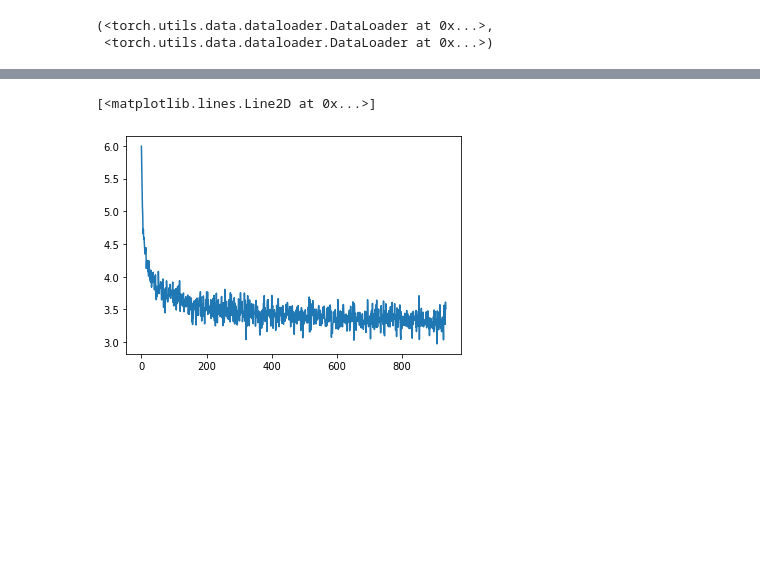
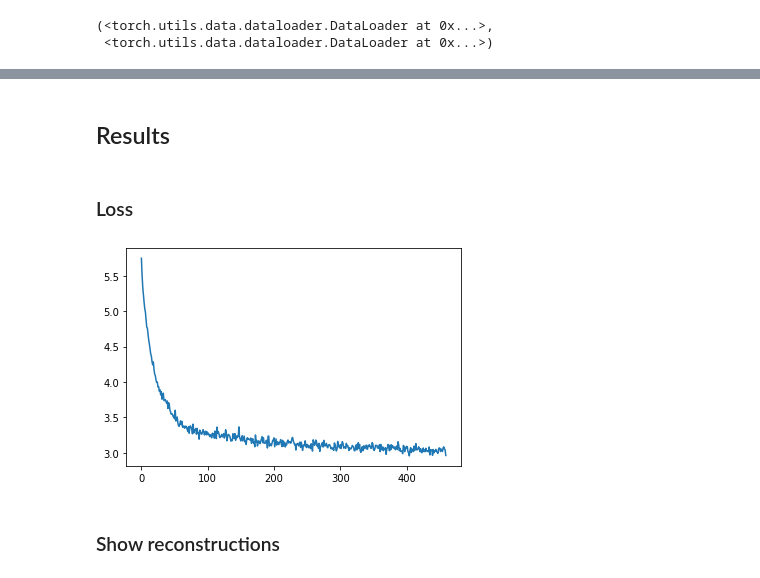
Before and after one commit to zeligism/DCGAN, a Jupyter notebook: RAE.ipynb, the cells around one changed output, grey strips where cells are left out. Drawn from its saved outputs; the diff is of its cells as text; code cells hidden in the pictures; blank space fills up the shorter version.

```diff
--- a/RAE.ipynb
+++ b/RAE.ipynb
@@ -404,5 +422,0 @@ lr = 1e-3
-# %%
-def grad_norm(decoder_output, z):
-    grad = torch.autograd.grad(decoder_output, z, torch.ones_like(decoder_output), retain_graph=True)
-    grad_norm = grad[0].flatten(start_dim=1).norm(dim=1)
-    return grad_norm
@@ -414,8 +430,24 @@ rae = RAE(image_channels=image_channels, image_size=image_size,
 optim = optimizer(rae.parameters(), lr=lr)
 
 # Losses
-reconstruction_loss = lambda x, y: (x - y).pow(2).flatten(start_dim=1).sum(dim=1).mean()
-rae_loss = lambda z: z.pow(2).flatten(start_dim=1).sum(dim=1).mean()
-gradnorm_penalty = lambda x_re, z: grad_norm(x_re, z).mean()
-print("Number of parameters =", sum(p.numel() for p in rae.parameters()))
+def reconstruction_loss(x, y):
+    return 0.5 * (x - y).pow(2).flatten(start_dim=1).sum(dim=1).mean()
+    #return F.mse_loss(x, y)
+
+def rae_loss(z):
+    return 0.5 * z.pow(2).flatten(start_dim=1).sum(dim=1).mean()
+    #return F.mse_loss(z, torch.zeros_like(z))
+
+def grad_norm(x_re, z):
+    grad = torch.autograd.grad(x_re, z, torch.ones_like(x_re), retain_graph=True)
+    grad_norm = grad[0].flatten(start_dim=1).norm(dim=1)
+    return grad_norm
+
+def gradnorm_penalty(x_re, z):
+    return grad_norm(x_re, z).mean()
+
+def num_parameters(model):
+    return sum(p.numel() for p in model.parameters())
+
+print("Number of parameters =", num_parameters(rae))
 # %% [output]
@@ -423,6 +457,7 @@ Number of parameters = 130112
 # %%
 %%time
 ### Train ###
+rae.train()
 rae = rae.to(device)
 fixed_x, _ = next(iter(testloader))
 fixed_x = fixed_x.to(device)
@@ -434,11 +469,13 @@ for epoch in range(num_epochs):
         optim.zero_grad()
         x, y = data
         x, y = x.to(device), y.to(device)
-        x_re, z = rae(x, noise_std=0.005)
+        x_re, z = rae(x)
 
-        loss = reconstruction_loss(x, x_re)
+        loss = reconstruction_loss(x_re, x)
         if use_gradnorm:
             loss += 0.02 * gradnorm_penalty(x_re, z)
+        if z_sparsity:
+            loss += z.abs().sum(dim=-1).mean()
         loss += rae_loss(z)
         loss.backward()
         optim.step()
@@ -473,9 +510,14 @@ Wall time: 2min 50s
+# %% [markdown]
+## Results
+# %% [markdown]
+### Loss
 # %%
-# Using log scale to examine convergence more closely
-plt.plot([np.log(loss) for loss in losses])
+# Using log scale to examine convergence
+_ = plt.plot(np.log(np.array(losses)))
 # %% [output]
-[<matplotlib.lines.Line2D at 0x...>]
-[figure, old version]
+[figure, new version]
+# %% [markdown]
+### Show reconstructions
 # %%
 image_grid = torchvision.utils.make_grid(reconstructions[-1], nrow=batch_size, padding=0, normalize=True, range=(-1,1))
 fig = plt.figure(figsize=(25, 20))
```
Also changed, not shown: parts of 33 cells of this notebook, 1 other file.
